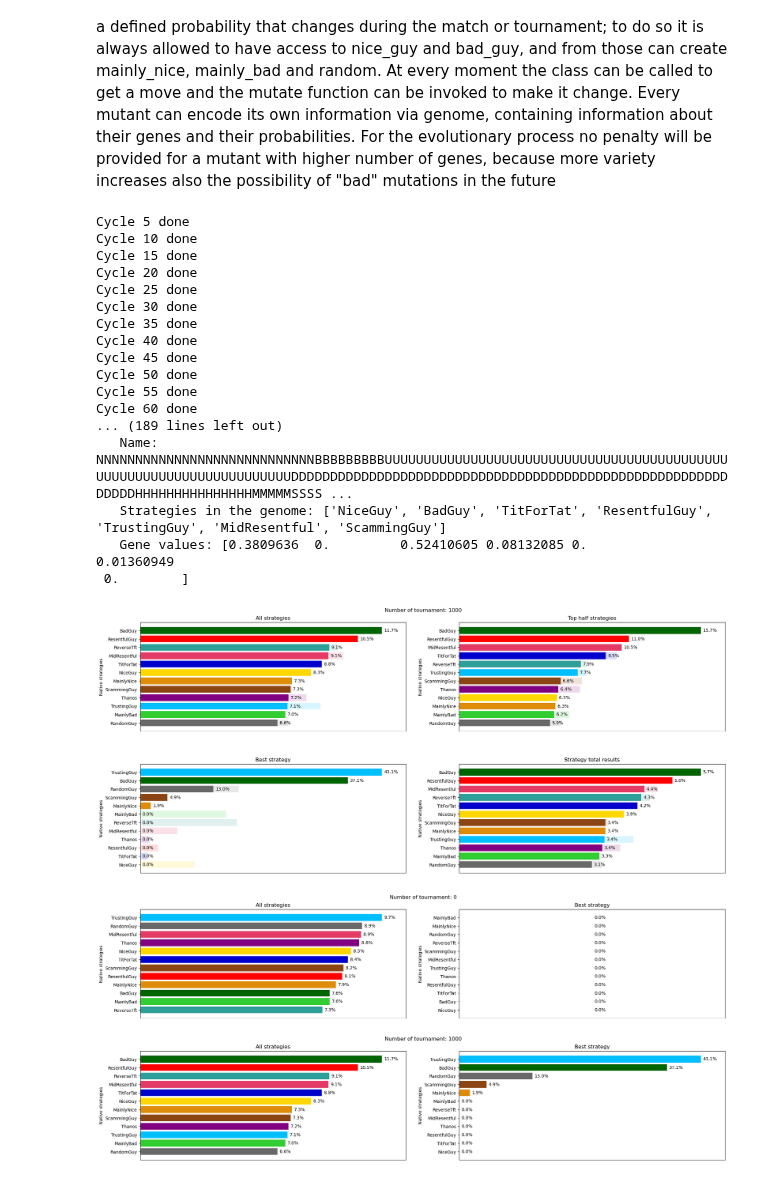
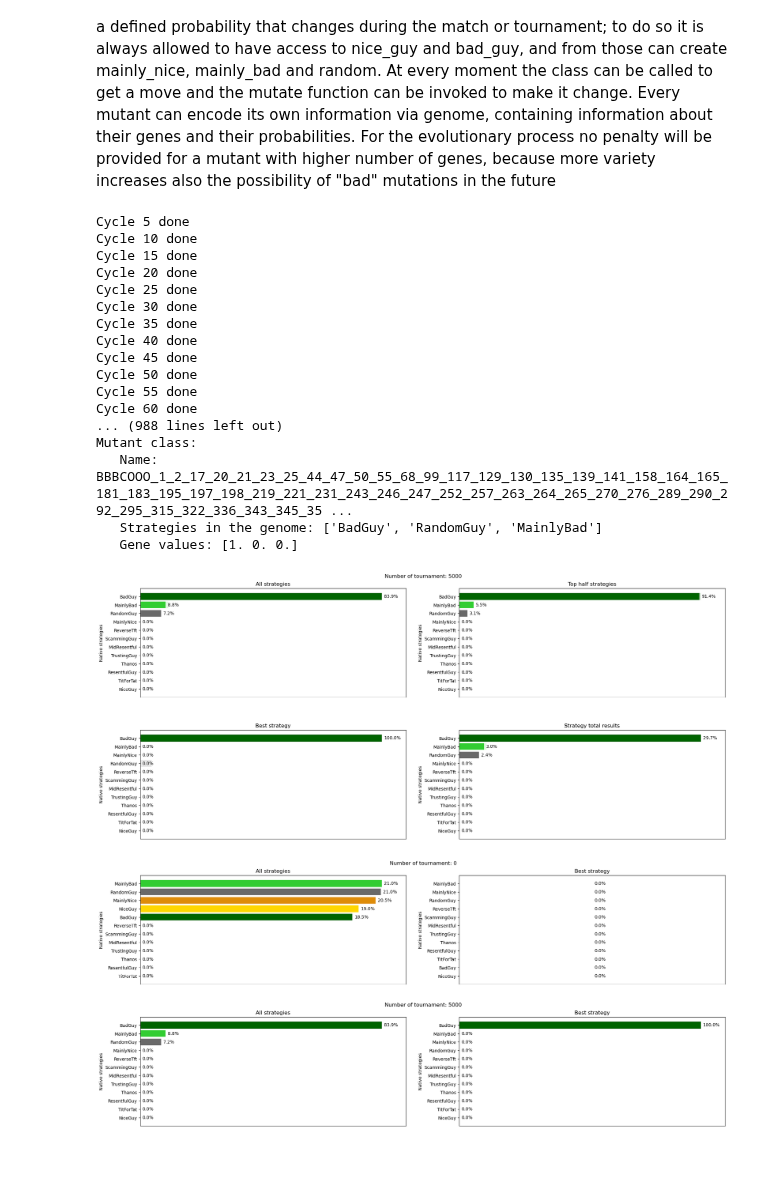
Before and after one commit to LeoPi314/LCP_projects_Y7_Group_4, a Jupyter notebook: Mutable.ipynb, the cells around one changed output. Cells and saved outputs as stored; diff of their text form; code cells hidden in the pictures.

```diff
--- a/Mutable.ipynb
+++ b/Mutable.ipynb
@@ -689,16 +691,17 @@ def make_a_couple( data_frame, t_key='tournament', p_key = 'Strategies', image_k
 #            image_titles = [ ['All strategies', 'Top half strategies'], ['Best strategy', 'Strategy total results',] ], gif_name = 'Normal')
 
 # ------------------------------ SHUFFLE TEST ------------------------------
-test_list = ['N', 'B', 'U', 'D', 'M', 'S', 'H']
+test_list = ['C', 'L', 'O', 'N', 'B']
 # test_list = list(mutant.genes.keys())
-mutant_list , name_list = get_m_list( "shuffle", test_list,  N_gen = 25, N_mut = 100 )
-classification, frames = m_tournament( participants = mutant_list , part_names = name_list, N_rounds = 10, iter=1000, pressure = 5,  M = Payoff )
+mutant_list , name_list = get_m_list( "shuffle", test_list,  N_gen = 7, N_mut = 150 )
+classification, frames = m_tournament( participants = mutant_list , part_names = name_list, N_rounds = 10, iter=5000, pressure = 15,  M = Payoff )
 # ------------------------------ BASE GIF ------------------------------
 # make_a_gif( frames, t_key='tournament', p_key = 'Strategies', image_keys = np.array([[ 'total_w', 'half_w', ], [ 'best_w', 'res_w', ],] ),
 #            image_titles = [ ['All strategies', 'Top half strategies'], ['Best strategy', 'Strategy total results',] ], gif_name = 'Shuffle')
 
 # ------------------------------ SAME TEST ------------------------------
 # test_list = ['NBUDTHMSICLO']
+# test_list = ['CLONB']
 # mutant_list , name_list = get_m_list( "same", test_list, N_mut = 125 )
 # classification, frames = m_tournament( participants = mutant_list , part_names = name_list, N_rounds = 10, iter=1000, pressure = 3,  M = Payoff )
 # ------------------------------ BASE GIF ------------------------------
@@ -745,9 +748,9 @@ Cycle 45 done
 Cycle 50 done
 Cycle 55 done
 Cycle 60 done
-... (189 lines left out)
-   Name: NNNNNNNNNNNNNNNNNNNNNNNNNNNNBBBBBBBBBUUUUUUUUUUUUUUUUUUUUUUUUUUUUUUUUUUUUUUUUUUUUUUUUUUUUUUUUUUUUUUUUUUUUUDDDDDDDDDDDDDDDDDDDDDDDDDDDDDDDDDDDDDDDDDDDDDDDDDDDDDDDDDDDDDHHHHHHHHHHHHHHHMMMMMSSSS ...
-   Strategies in the genome: ['NiceGuy', 'BadGuy', 'TitForTat', 'ResentfulGuy', 'TrustingGuy', 'MidResentful', 'ScammingGuy']
-   Gene values: [0.3809636  0.         0.52410605 0.08132085 0.         0.01360949
- 0.        ]
+... (988 lines left out)
+Mutant class:
+   Name: BBBCOOO_1_2_17_20_21_23_25_44_47_50_55_68_99_117_129_130_135_139_141_158_164_165_181_183_195_197_198_219_221_231_243_246_247_252_257_263_264_265_270_276_289_290_292_295_315_322_336_343_345_35 ...
+   Strategies in the genome: ['BadGuy', 'RandomGuy', 'MainlyBad']
+   Gene values: [1. 0. 0.]
 # %%
@@ -766,8 +767,8 @@ output = { f"Tournament {i}" : { f"{j}-th classified" : { 'name' : classificatio
 with open( json_file, "w") as f:
     json.dump(output, f, indent=4)
 # %%
-csv_file = "Shuffle_All_100_mut_1000_iter_4_p.csv"
-json_file = "Shuffle_All_100_mut_1000_iter_4_p.json"
+csv_file = "Suffle7_CLONB_150_mut_5000_iter_15_p.csv"
+json_file = "Suffle7_CLONB_150_mut_5000_iter_15_p.json"
 
 # loading frames for gifs
 frames = pd.read_csv( csv_file )
@@ -779,7 +780,7 @@ with open( json_file, "r") as f:
 # ------------------------------ BASE GIF ------------------------------
 make_a_gif( frames, t_key='tournament', p_key = 'Strategies', image_keys = np.array([[ 'total_w', 'half_w', ], [ 'best_w', 'res_w', ],] ),
            image_titles = [ ['All strategies', 'Top half strategies'], ['Best strategy', 'Strategy total results',] ],
-           gif_name = 'Shuffle_All_100_mut_1000_iter_4_p', halo=True, every_n = 4)
+           gif_name = 'Suffle7_CLONB_150_mut_5000_iter_15_p', halo=True, every_n = 10)
 
 # ------------------------------ 40 GIFS ------------------------------
 # name_keys = np.asarray( [ str(i) for i in range( 40 ) ] ).reshape( 5, 8 )
@@ -789,36 +790,36 @@ make_a_gif( frames, t_key='tournament', p_key = 'Strategies', image_keys = np.ar
 
 # ------------------------------ 50 GIFS ------------------------------
 # name_keys = np.asarray( [ str(i) for i in range( 50 ) ] ).reshape( 5, 10 )
 # name_titles = np.asarray( [ f"Mutant number {i}/{len(mutant_list)}" for i in range( 50 ) ] ).reshape( 5, 10 )
 # make_a_gif( frames, t_key='tournament', p_key = 'Strategies', image_keys = name_keys,
 #            image_titles = name_titles, gif_name = 'Less_random_strat')
 
 # ------------------------------ 30 GIFS ------------------------------
 # name_keys = np.asarray( [ str(i) for i in range( 30 ) ] ).reshape( 6, 5 )
 # name_titles = np.asarray( [ f"Mutant number {i}/{len(mutant_list)}" for i in range( 30 ) ] ).reshape( 6, 5 )
 # make_a_gif( frames, t_key='tournament', p_key = 'Strategies', image_keys = name_keys,
 #            image_titles = name_titles, gif_name = 'pod_gif_all')
 
 # ------------------------------ 25 GIFS ------------------------------
 # n_row, n_col = 5, 5
 # name_keys = np.asarray( [ f"res_{i}" for i in range( n_row*n_col ) ] ).reshape( n_col, n_row )
 # name_titles = np.asarray( [ f"Mutant classified {i+1}th/{len(mutant_list)}" for i in range( n_row*n_col ) ] ).reshape( n_col, n_row )
 # make_a_gif( frames, t_key='tournament', p_key = 'Strategies', image_keys = name_keys,
 #            image_titles = name_titles, gif_name = 'BUHN_results', y_label = f"Result fraction by strategy", fixed=True )
 
 # ------------------------------ 25 GIFS ------------------------------
 # n_row, n_col = 5, 5
 # name_keys = np.asarray( [ f"res_{i}" for i in range( n_row*n_col ) ] ).reshape( n_col, n_row )
 # name_titles = np.asarray( [ f"Mutant classified {i+1}th/{len(mutant_list)}" for i in range( n_row*n_col ) ] ).reshape( n_col, n_row )
 # make_a_gif( frames, t_key='tournament', p_key = 'Strategies', image_keys = name_keys,
 #            image_titles = name_titles, gif_name = 'BUHN_results', y_label = f"Result fraction by strategy", fixed=True )
 
 # ------------------------------ BASE PNG ------------------------------
 make_a_couple( frames, t_key='tournament', p_key = 'Strategies', image_keys = np.array([[ 'total_w', 'best_w', ], ] ),
-           image_titles = [ ['All strategies', 'Best strategy',], ], file_name = 'Shuffle_All_100_mut_1000_iter_4_p')
+           image_titles = [ ['All strategies', 'Best strategy',], ], file_name = 'Suffle7_CLONB_150_mut_5000_iter_15_p')
 # %% [output]
-[figure, old version]
+[figure, new version]
-[figure, old version]
+[figure, new version]
 # %%
 # frames[ frames['tournament'] == 0 ]
 # for c in strategies :
```
Also changed, not shown: parts of 5 cells of this notebook, 1 other file.
